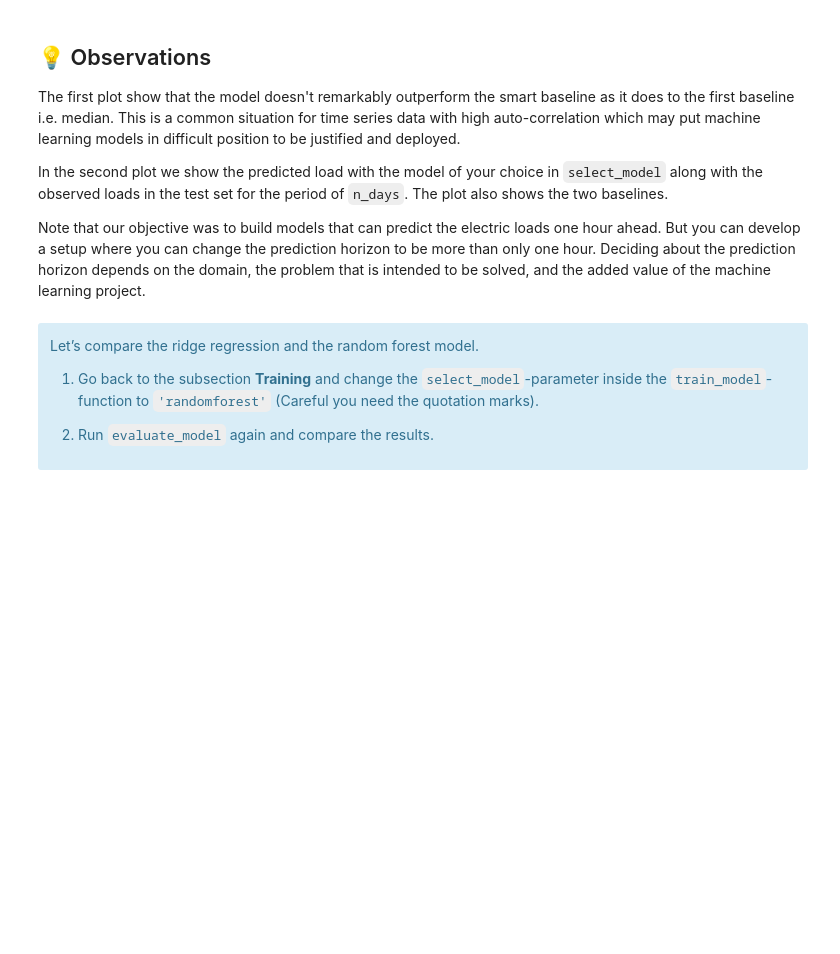
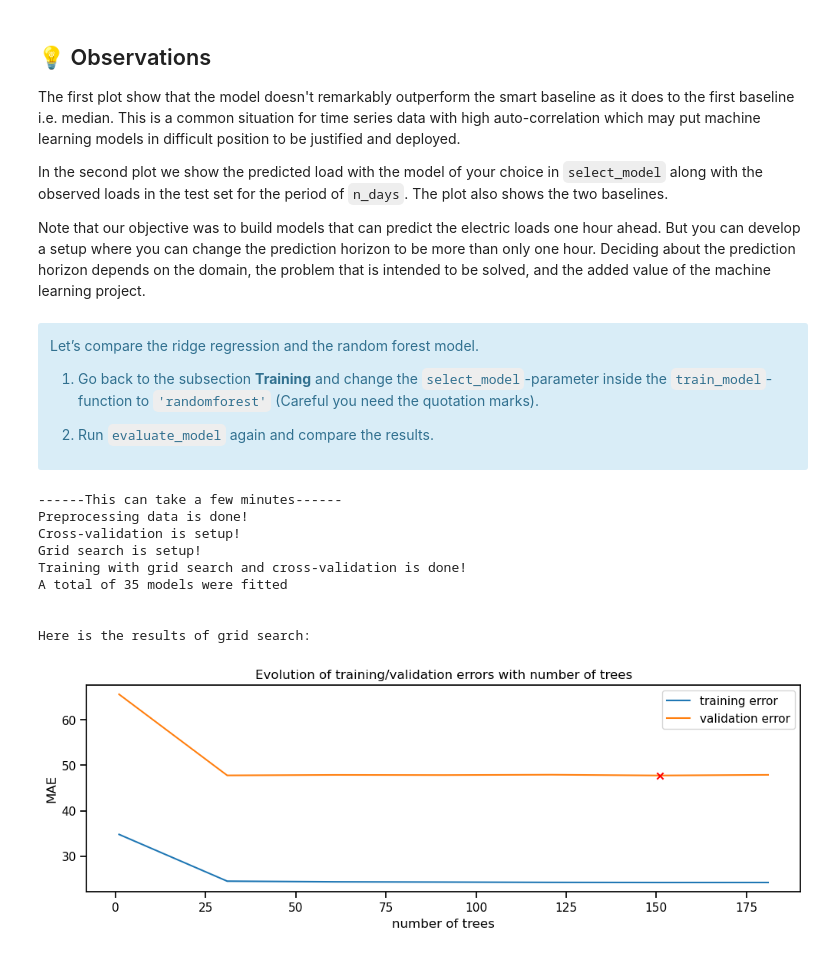
Before and after one commit to epfl-exts/amld24-applications-ML-workshop, a Jupyter notebook: static/timeseries_regression_completed.ipynb, the cells around one changed output. Saved outputs shown, nothing was run; the diff lists cells and outputs as text; code cells hidden in the pictures; blank space fills up the shorter version.

```diff
--- a/static/timeseries_regression_completed.ipynb
+++ b/static/timeseries_regression_completed.ipynb
@@ -162,3 +162,16 @@ Let’s compare the ridge regression and the random forest model. <br>
 2. Run `evaluate_model` again and compare the results.
 
 </div>
+# %%
+model = train_model(train, select_model='randomforest')
+# %% [output]
+------This can take a few minutes------
+Preprocessing data is done!
+Cross-validation is setup!
+Grid search is setup!
+Training with grid search and cross-validation is done!
+A total of 35 models were fitted
+
+
+Here is the results of grid search:
+[figure, added]
```
Also changed, not shown: parts of 1 cell of this notebook, 1 other file.
